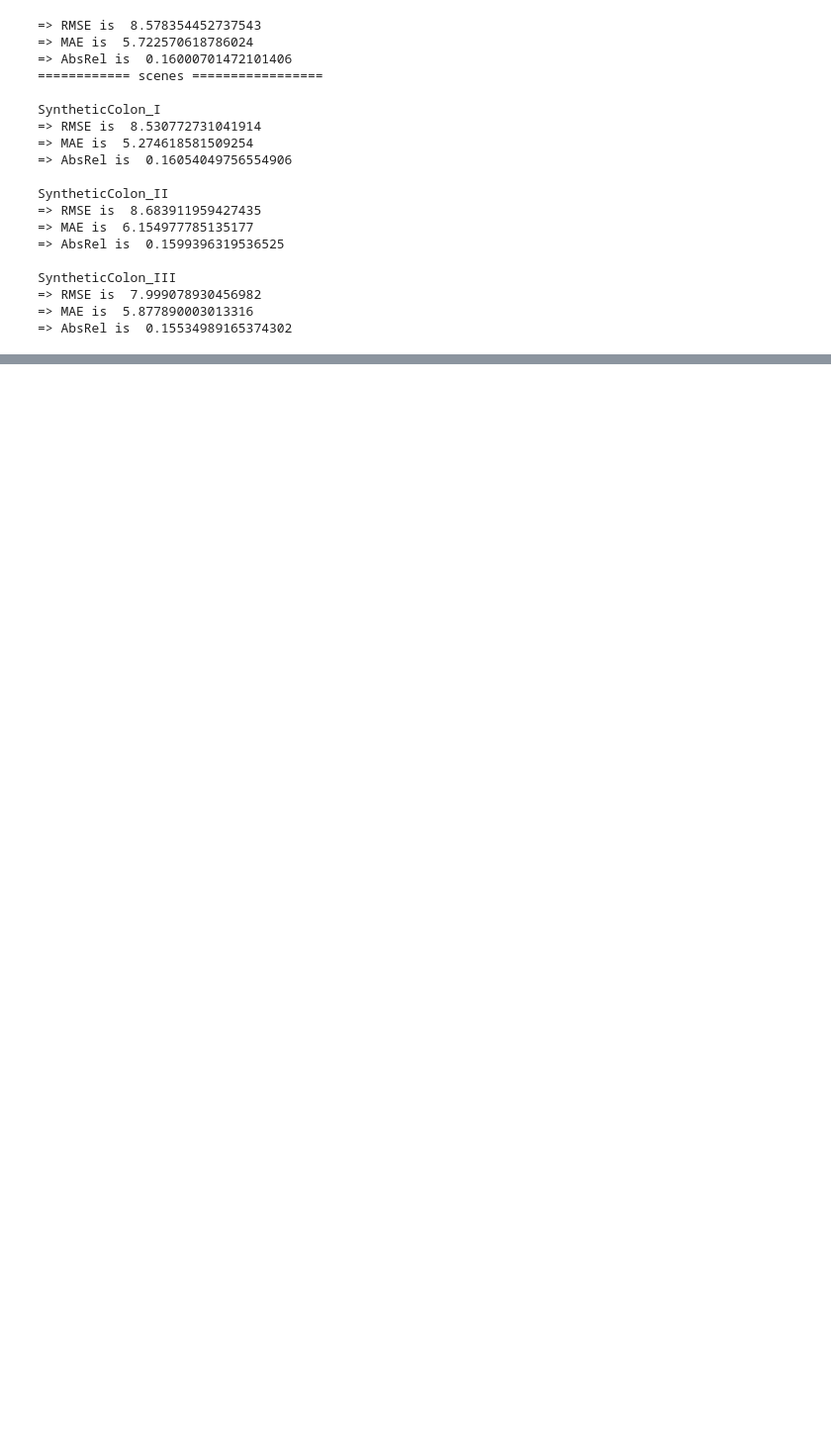
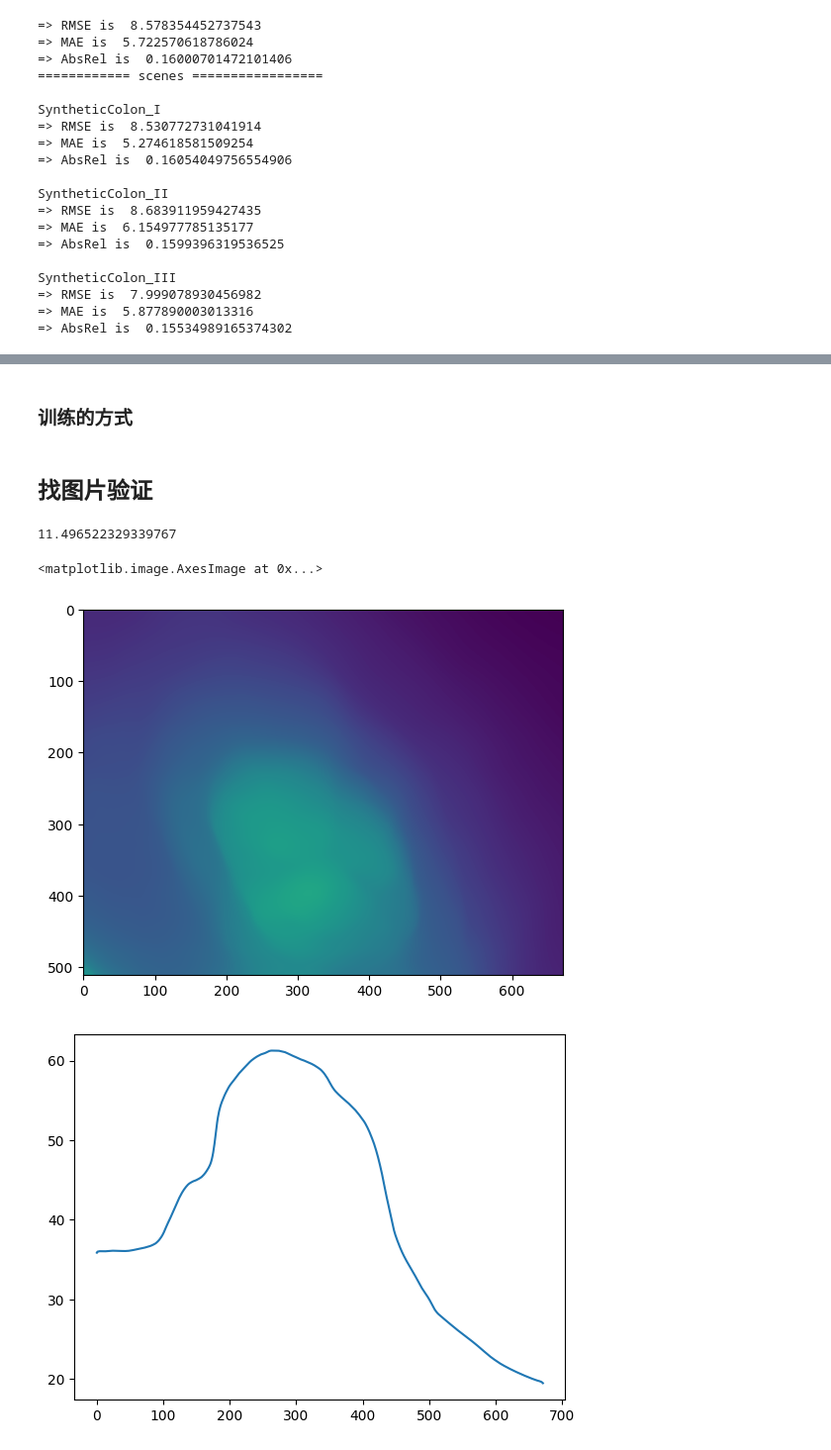
Before and after one commit to isJHan/Depth-Anything, a Jupyter notebook: infer.ipynb, the cells around one changed output, grey strips where cells are left out. Shown at 99% size. Saved outputs shown, nothing was run; the diff lists cells and outputs as text; code cells hidden in the pictures; blank space fills up the shorter version.

```diff
--- a/infer.ipynb
+++ b/infer.ipynb
@@ -258,0 +1008,2 @@ SyntheticColon_III
+# %% [markdown]
+### 训练的方式
@@ -258,0 +1017,34 @@ SyntheticColon_III
+# %% [markdown]
+## 找图片验证
+# %%
+
+def apply_cmap(y):
+    y = y*255
+    y = y.clip(0,255)
+    y = y.astype(np.uint8)
+    return cv2.applyColorMap(y,cv2.COLORMAP_VIRIDIS)
+
+
+def norm_minmax(y):
+    return (y-y.min())/(y.max()-y.min())
+
+
+file_path = "/home/jiahan/jiahan/datasets/C3VD/.dataset4SCDepth/scene_cecum_t1_a/00031.jpg"
+output = infer(file_path)
+gt = np.load("/home/jiahan/jiahan/datasets/C3VD/.dataset4SCDepth/scene_cecum_t1_a/depth_gt/00031.npy")
+# cv2.imwrite("/home/jiahan/jiahan/datasets/论文/imgs/不稳定/cecum_t1_a_00031_depthanything.png", apply_cmap(norm_minmax(output)))
+lsq_depth = inverse_LSq(output,gt)
+plt.imshow(lsq_depth,vmax=100)
+plt.figure()
+plt.plot(lsq_depth[300])
+# cv2.imwrite("/home/jiahan/jiahan/datasets/论文/imgs/不稳定/cecum_t1_a_00031_depthanything_lsq.png", apply_cmap(lsq_depth/100.0))
+
+print((abs(lsq_depth-gt)).mean())
+
+plt.figure()
+plt.imshow(gt,vmax=100)
+# %% [output]
+11.496522329339767
+<matplotlib.image.AxesImage at 0x...>
+[figure, added]
+[figure, added]
```
Also changed, not shown: parts of 43 cells of this notebook, 16 other files.
